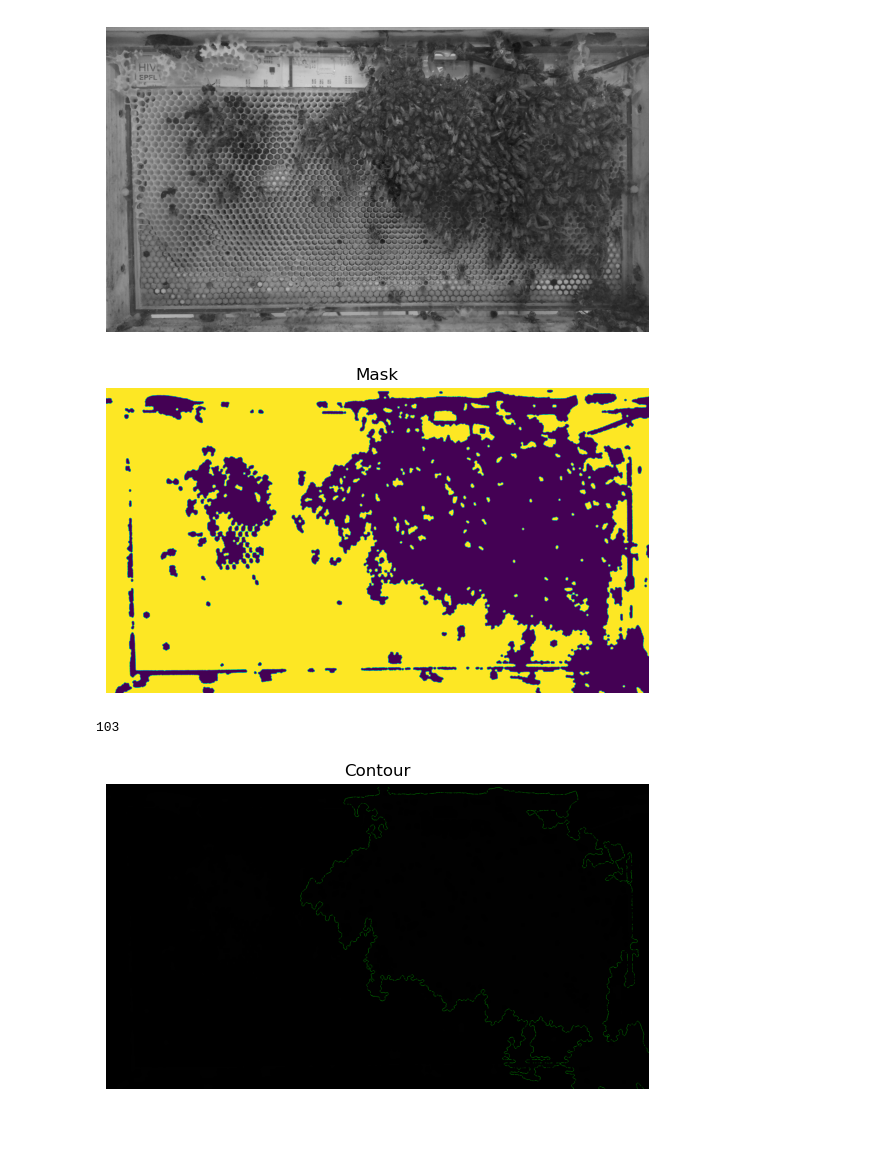
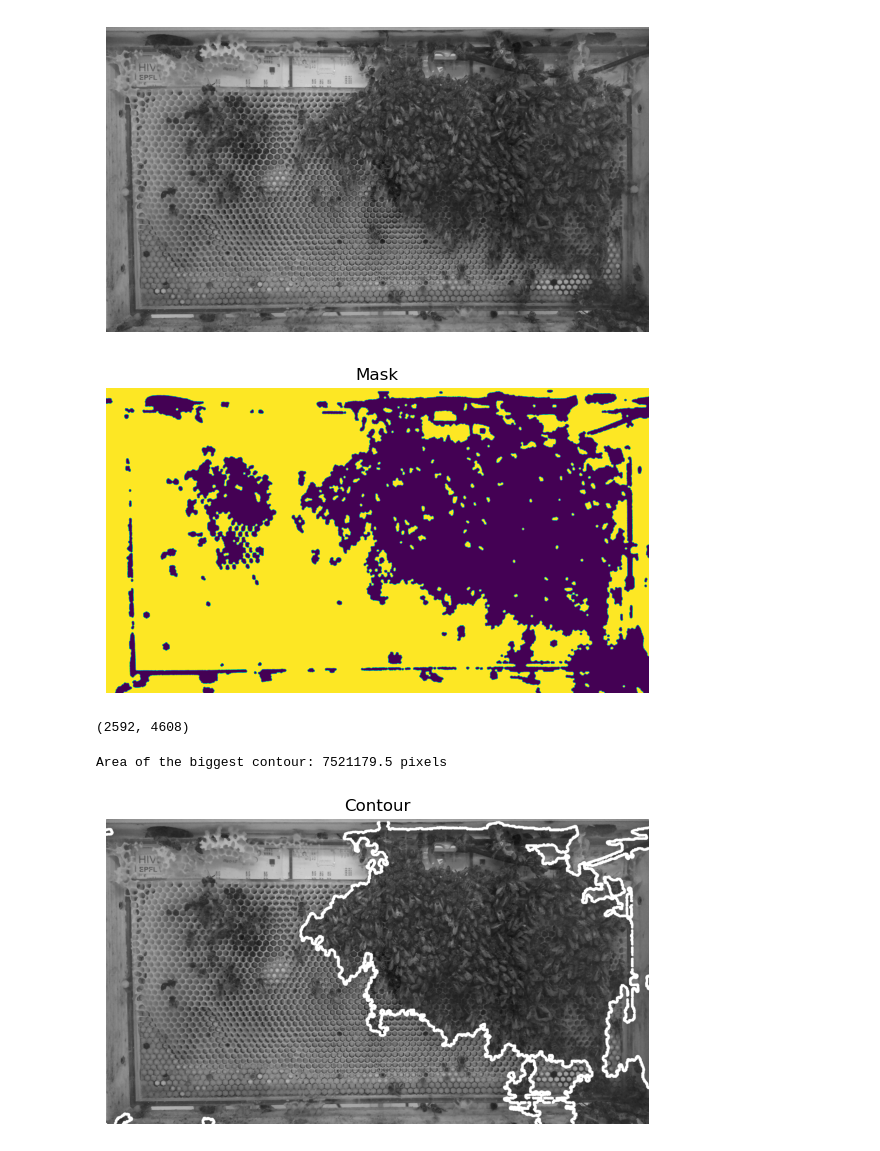
Before and after one commit to epfl-mobots/IR-imaging-2024, a Jupyter notebook: test2.ipynb, the cells around one changed output. Saved outputs shown, nothing was run; the diff lists cells and outputs as text; code cells hidden in the pictures.

```diff
--- a/test2.ipynb
+++ b/test2.ipynb
@@ -269,5 +10,5 @@ import sys
 # %%
-img = cv.imread('winter_cluster_img/h2r1_s_2500_lp_2.5.jpg', cv.IMREAD_GRAYSCALE)
+img = cv2.imread('winter_cluster_img/h2r1_s_2500_lp_2.5.jpg', cv2.IMREAD_GRAYSCALE)
 fig, ax = plt.subplots(1, 1, figsize=(7, 7))
 ax.imshow(img, cmap='gray')
 ax.axis('off')
@@ -290,24 +37,26 @@ ax.imshow(img_tmp1000_oc)
 ax.axis('off')
 ax.set_title('Mask')
 plt.show()
+print(img_tmp1000_oc.shape)
 # %% [output]
 [figure]
+(2592, 4608)
 # %%
 # now we can find the contours
-img_contour = (~img_tmp1000_oc).astype(np.uint8) #cast as uint8 because findContours only accepts uint8
-contours, _ = cv.findContours(img_contour, cv.RETR_EXTERNAL, cv.CHAIN_APPROX_SIMPLE) #find contours
-contour = max(contours, key=cv.contourArea) #get the biggest contour
-img_contour = cv.cvtColor(img_contour, cv.COLOR_GRAY2BGR) #convert to BGR because drawContours only accepts BGR
-cv.drawContours(img_contour, contour, -1, (0, 255, 0), 2) #draw the biggest contour
-print(len(contours)) #number of contours
+img_contour = img_tmp1000_oc.astype(np.uint8) #convert to uint8 because findContours only accepts uint8
+contours, _ = cv2.findContours(img_contour, cv2.RETR_EXTERNAL, cv2.CHAIN_APPROX_SIMPLE) #find contours
+contour = max(contours, key=cv2.contourArea) #get the biggest contour
+img_contour = cv2.cvtColor(img_contour, cv2.COLOR_GRAY2BGR) #convert to BGR because drawContours only accepts BGR
+cv2.drawContours(img, contour, -1, (255, 255, 255), 20) #draw the biggest contour
+print('Area of the biggest contour:', cv2.contourArea(contour), "pixels") #print the area of the biggest contour
 # %% [output]
-103
+Area of the biggest contour: 7521179.5 pixels
 # %%
 # show the contour
 fig, ax = plt.subplots(1, 1, figsize=(7, 7))
-ax.imshow(img_contour)
+ax.imshow(img, cmap='gray')
 ax.axis('off')
 ax.set_title('Contour')
 plt.show()
 # %% [output]
-[figure, old version]
+[figure, new version]
```
Also changed, not shown: parts of 20 cells of this notebook, 14 other files.
